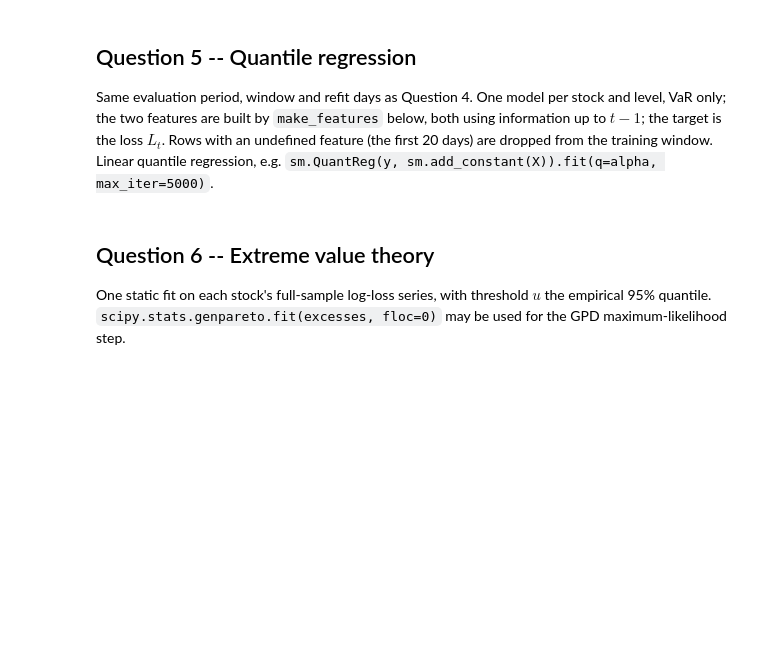
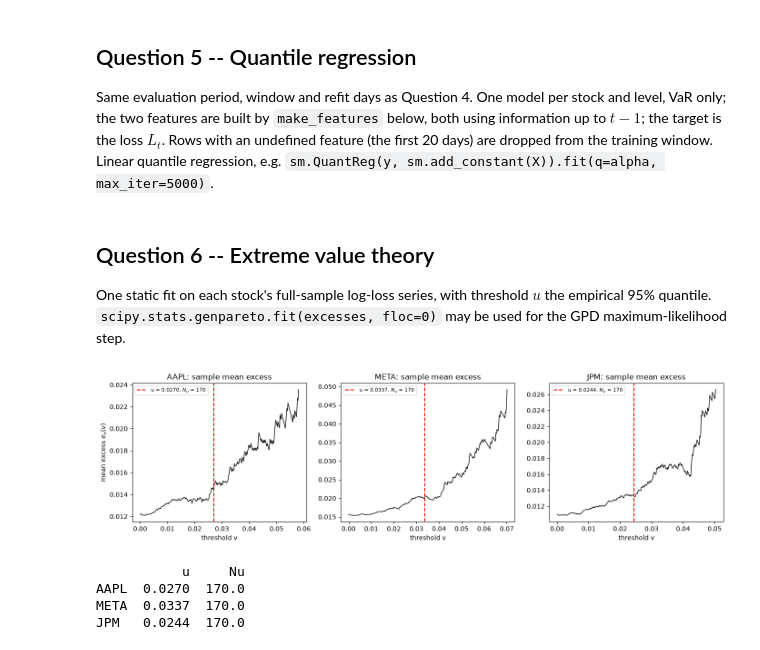
Before and after one commit to AlexPotocnik/QRM_Project, a Jupyter notebook: src/Project_template.ipynb, the cells around one changed output. Cells and saved outputs as stored; diff of their text form; code cells hidden in the pictures; blank space fills up the shorter version.

```diff
--- a/src/Project_template.ipynb
+++ b/src/Project_template.ipynb
@@ -458,3 +479,42 @@ def make_features(ret: pd.Series) -> pd.DataFrame:
 One static fit on each stock's full-sample log-loss series, with threshold $u$ the empirical 95%
 quantile. `scipy.stats.genpareto.fit(excesses, floc=0)` may be used for the GPD maximum-likelihood
 step.
+# %%
+# Question 6
+from scipy.stats import genpareto
+
+full_loss = losses                  # one column per stock
+n = len(full_loss)                  # 3392
+alpha = DEEP_ALPHA                  # 0.999
+evt = {}                            # results for each stock, filled step by step
+# %%
+# (b)
+fig, axes = plt.subplots(1, 3, figsize=(14, 4))
+
+for i, tic in enumerate(TICKERS):
+    L = full_loss[tic].values
+    u = np.quantile(L, 0.95)
+    Nu = np.sum(L > u)
+    evt[tic] = {"u": u, "Nu": Nu}
+
+    v_grid = np.linspace(0, np.sort(L)[-20], 300)
+    mean_excess = [np.mean(L[L > v] - v) for v in v_grid]
+
+    axes[i].plot(v_grid, mean_excess, color="black", lw=1)
+    axes[i].axvline(u, color="red", ls="--", label=f"u = {u:.4f}, $N_u$ = {Nu}")
+    axes[i].set_title(f"{tic}: sample mean excess")
+    axes[i].set_xlabel("threshold v")
+    axes[i].legend(fontsize=8)
+
+axes[0].set_ylabel("mean excess $e_n(v)$")
+plt.tight_layout()
+plt.savefig(OUT_DIR / "fig_q6b_mean_excess.png", dpi=200)
+plt.show()
+
+print(pd.DataFrame(evt).T.round(4))
+# %% [output]
+[figure, added]
+           u     Nu
+AAPL  0.0270  170.0
+META  0.0337  170.0
+JPM   0.0244  170.0
```
Also changed, not shown: parts of 12 cells of this notebook, 11 other files.
